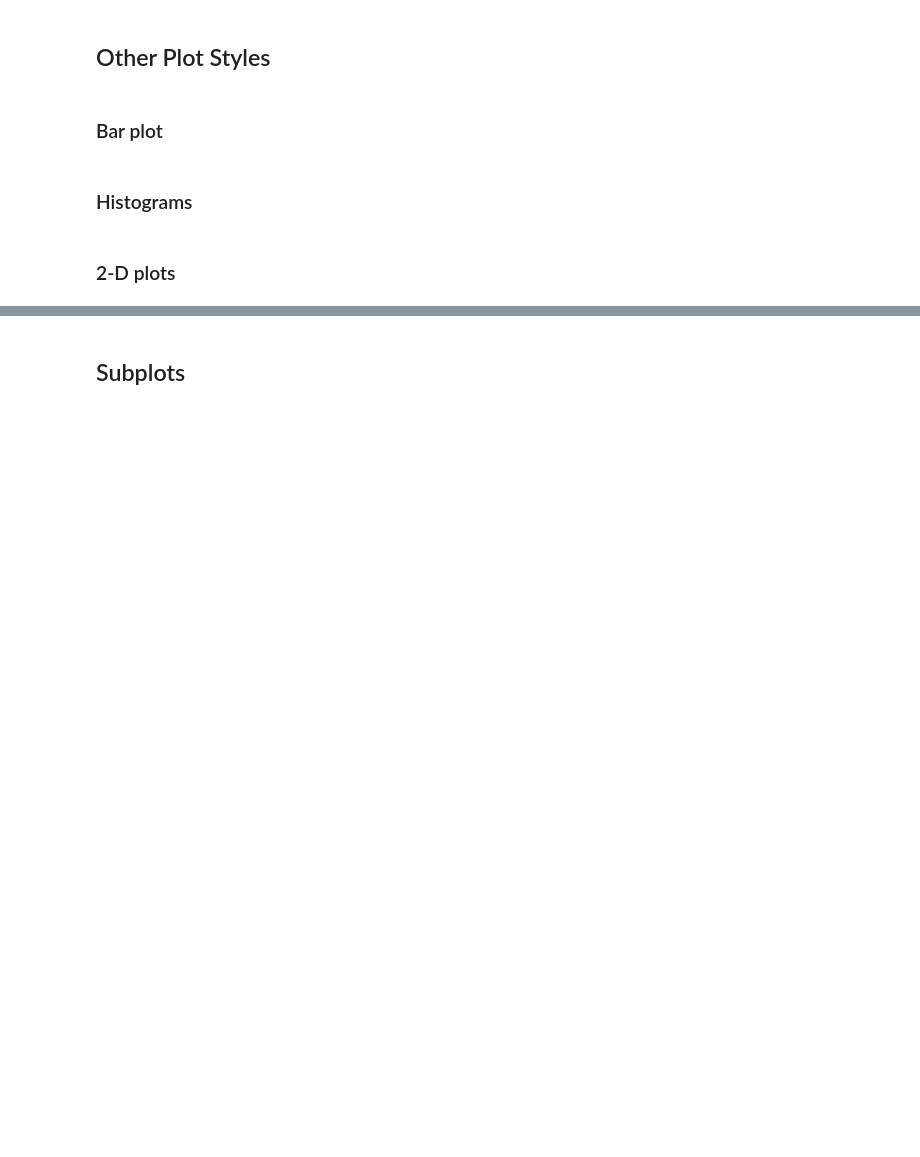
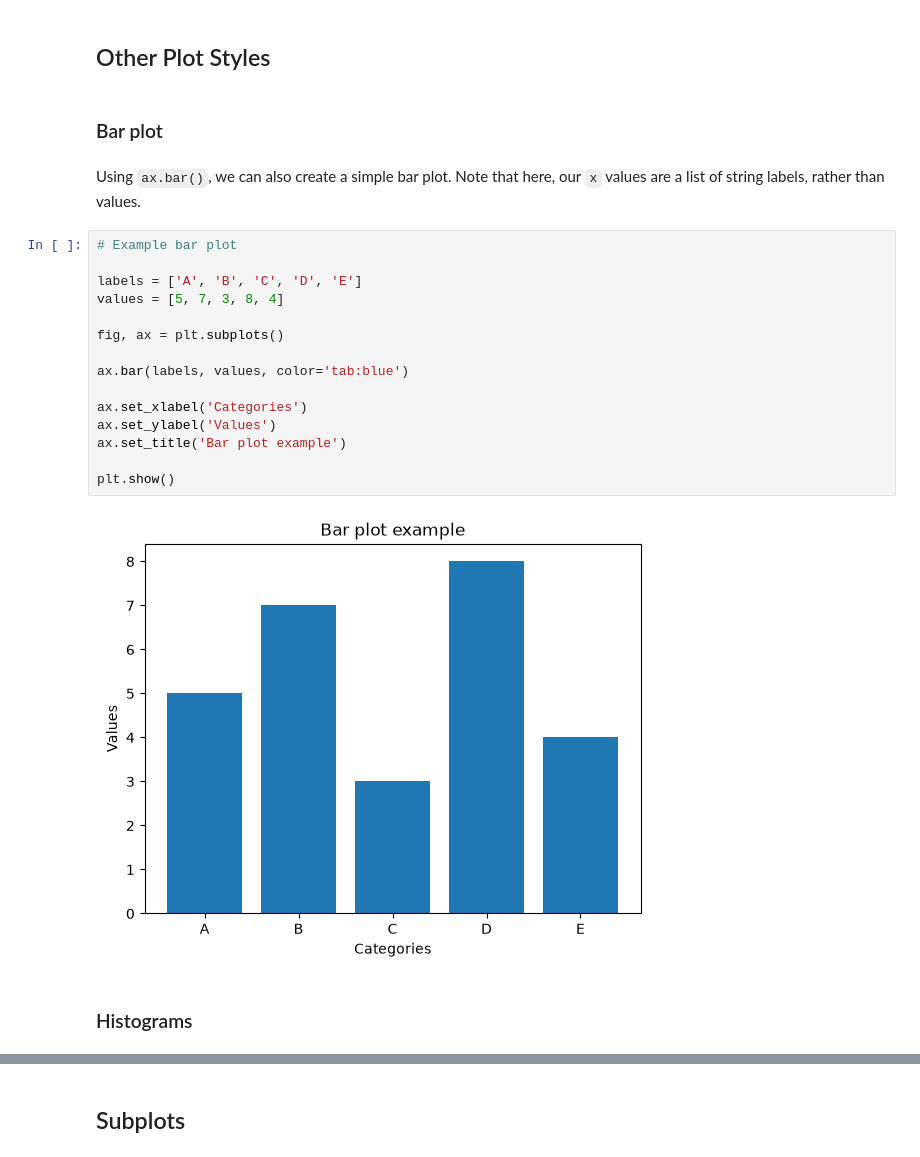
Before and after one commit to trchudley/geospatial-scientific-computing, a Jupyter notebook: week/02/02-plotting.ipynb, the cells around one changed output, grey strips where cells are left out. Drawn from its saved outputs; the diff is of its cells as text; blank space fills up the shorter version.

```diff
--- a/week/02/02-plotting.ipynb
+++ b/week/02/02-plotting.ipynb
@@ -120,7 +201,24 @@ ax.set_ylim(-1.5, 2.5)
 ## Other Plot Styles
 # %% [markdown]
 ### Bar plot
+# %% [markdown]
+Using `ax.bar()`, we can also create a simple bar plot. Note that here, our `x` values are a list of string labels, rather than values.
+# %%
+# Example bar plot
+
+labels = ['A', 'B', 'C', 'D', 'E']
+values = [5, 7, 3, 8, 4]
+
+fig, ax = plt.subplots()
+
+ax.bar(labels, values, color='tab:blue')
+
+ax.set_xlabel('Categories')
+ax.set_ylabel('Values')
+ax.set_title('Bar plot example')
+
+plt.show()
+# %% [output]
+[figure, added]
 # %% [markdown]
 ### Histograms
-# %% [markdown]
-### 2-D plots
```
Also changed, not shown: parts of 23 cells of this notebook, 3 other files.
